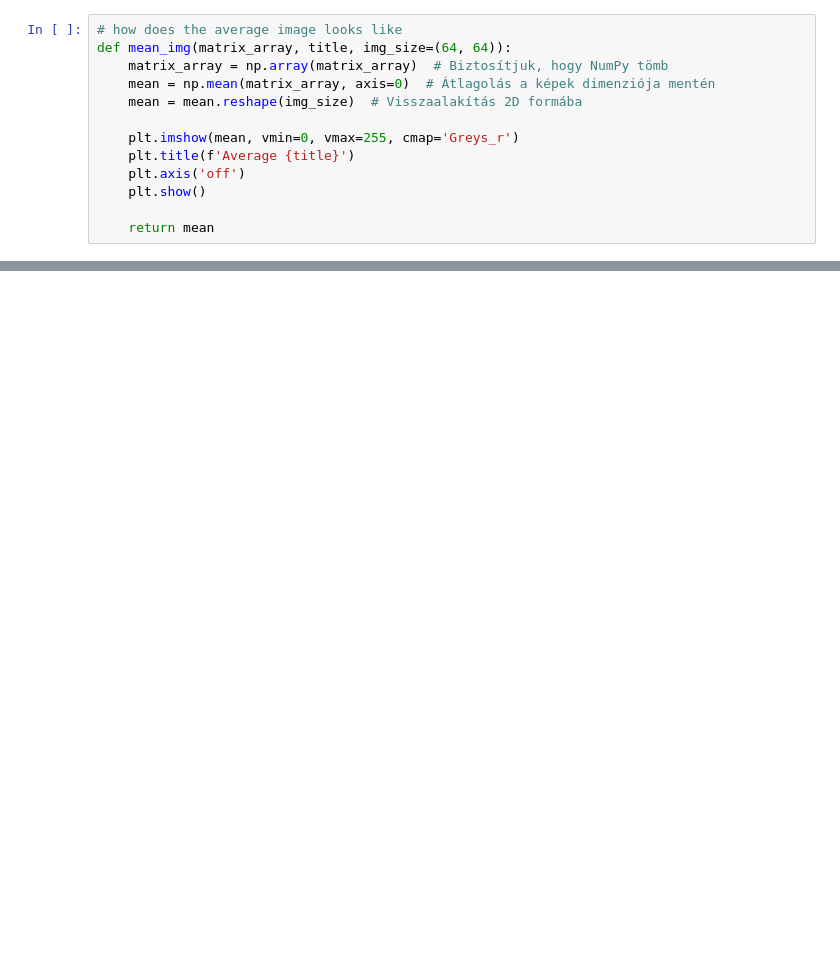
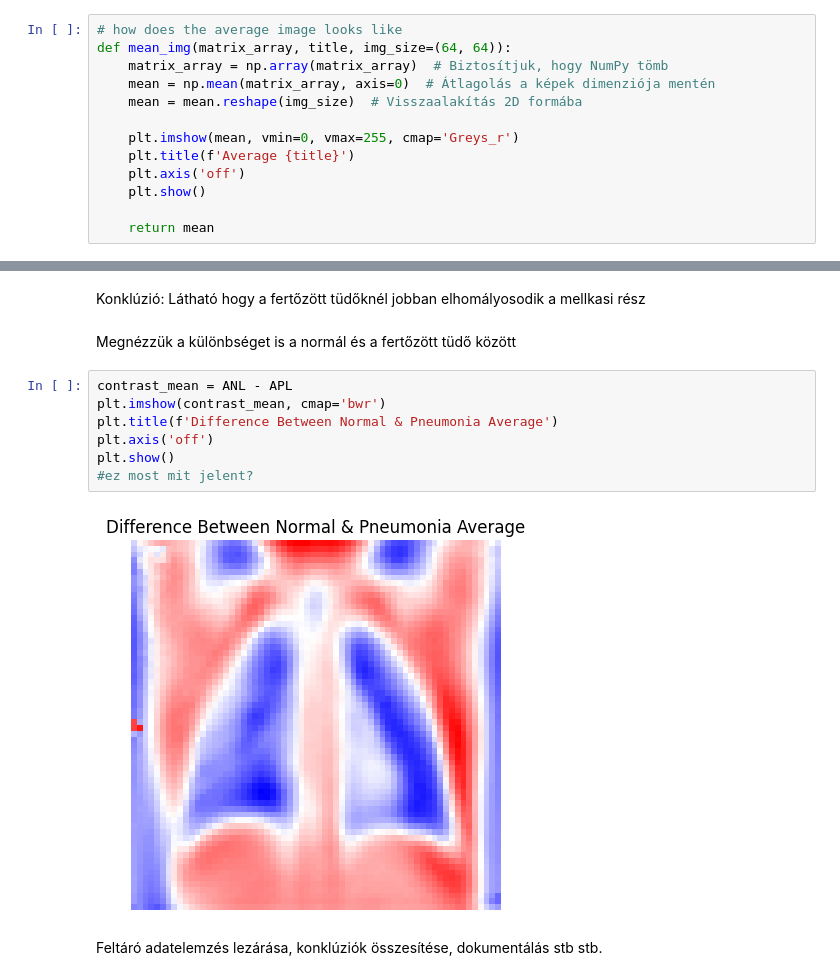
Before and after one commit to Adr1an11/Pneumonia-detection, a Jupyter notebook: pneunomia_detection.ipynb, the cells around one changed output, grey strips where cells are left out. Cells and saved outputs as stored; diff of their text form; blank space fills up the shorter version.

```diff
--- a/pneunomia_detection.ipynb
+++ b/pneunomia_detection.ipynb
@@ -227,0 +236,15 @@ nm = mean_img(normal_array,"normalisvagy?")
+# %% [markdown]
+Konklúzió: Látható hogy a fertőzött tüdőknél jobban elhomályosodik a mellkasi rész
+# %% [markdown]
+Megnézzük a különbséget is a normál és a fertőzött tüdő között
+# %%
+contrast_mean = ANL - APL
+plt.imshow(contrast_mean, cmap='bwr')
+plt.title(f'Difference Between Normal & Pneumonia Average')
+plt.axis('off')
+plt.show()
+#ez most mit jelent?
+# %% [output]
+[figure, added]
+# %% [markdown]
+Feltáró adatelemzés lezárása, konklúziók összesítése, dokumentálás stb stb.
```
Also changed, not shown: parts of 5 cells of this notebook.
